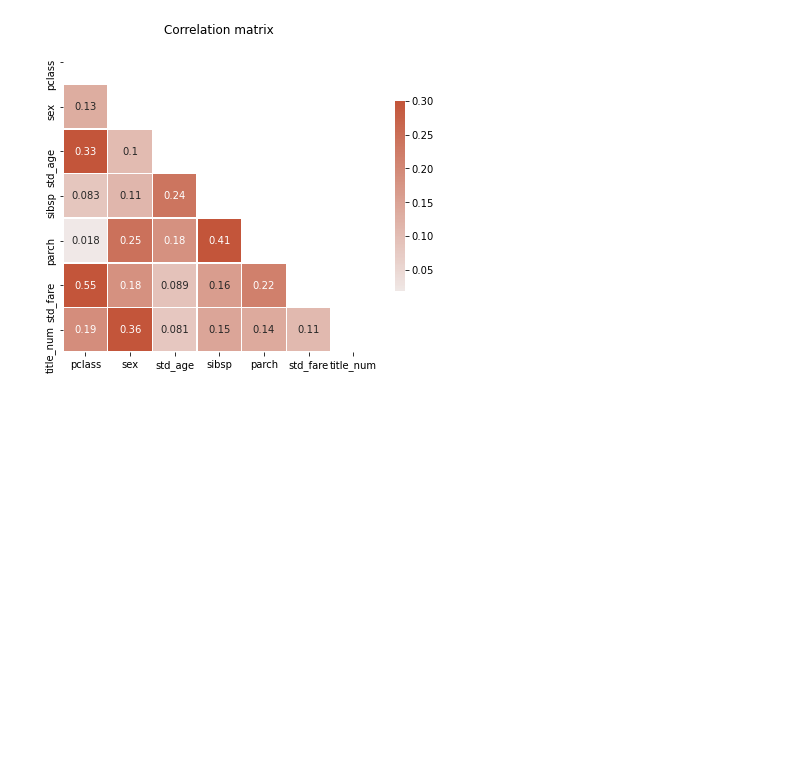
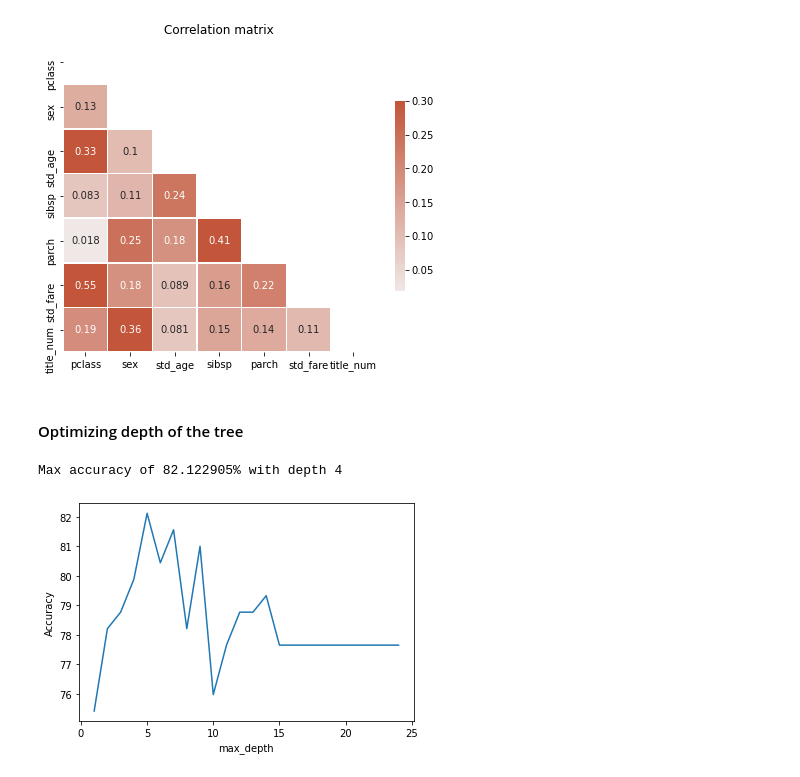
Before and after one commit to kevinmiguel97/Titanic-Model, a Jupyter notebook: titanic_analysis.ipynb, the cells around one changed output. Cells and saved outputs as stored; diff of their text form; code cells hidden in the pictures; blank space fills up the shorter version.

Commit message:
Depth optimization done

```diff
--- a/titanic_analysis.ipynb
+++ b/titanic_analysis.ipynb
@@ -369,7 +369,7 @@ plt.show()
 #### Creating a function for the model
 # %%
 # Tree model function
-def create_tree(attributes, df, train_pct=0.8):
+def create_tree(attributes, df, maxdepth = 3, matrix = True, train_pct=0.8):
     # Defining vectors previously extracted
     X = df[attributes]
     y = df['survived']
@@ -378,7 +378,7 @@ def create_tree(attributes, df, train_pct=0.8):
     X_train, X_test, Y_train, Y_test = train_test_split(X, y, train_size=train_pct, random_state=0)
 
     # Tree creation
-    tree_model = tree.DecisionTreeClassifier(random_state=0, max_depth=3)
+    tree_model = tree.DecisionTreeClassifier(random_state=0, max_depth=maxdepth)
 
     tree_fit = tree_model.fit(X_train, Y_train)
 
@@ -387,19 +387,20 @@ def create_tree(attributes, df, train_pct=0.8):
     accuracy = accuracy_score(Y_test, Y_test_predictions)*100
 
 
-    # Generate confusion matrix
-    cm = confusion_matrix(Y_test, Y_test_predictions, normalize='true')
-    #cm= np.around(cm.astype('float') / cm.sum(axis=1)[:, np.newaxis], decimals=2)
-    sns.heatmap(cm, annot=True)
-    plt.title('Confusion matrix of the classifier\nAccuracy: %f%%' %(accuracy))
-    plt.xlabel('Predicted')
-    plt.ylabel('True')
-    plt.show()
+    if matrix == True:
+        # Generate confusion matrix
+        cm = confusion_matrix(Y_test, Y_test_predictions, normalize='true')
+        #cm= np.around(cm.astype('float') / cm.sum(axis=1)[:, np.newaxis], decimals=2)
+        sns.heatmap(cm, annot=True)
+        plt.title('Confusion matrix of the classifier\nAccuracy: %f%%' %(accuracy))
+        plt.xlabel('Predicted')
+        plt.ylabel('True')
+        plt.show()
 
     return accuracy
 
 attributes = ['pclass', 'sex', 'std_age', 'sibsp', 'parch', 'std_fare', 'title_num']
-create_tree(attributes, df, 0.8)
+create_tree(attributes, df)
 # %% [output]
 [figure]
 78.77094972067039
@@ -429,3 +430,22 @@ sns.heatmap(X.corr().abs(), mask=mask, annot=True, cmap=cmap, vmax=.3, center=0,
 # %% [output]
 <AxesSubplot:title={'center':'Correlation matrix'}>
 [figure]
+# %% [markdown]
+#### Optimizing depth of the tree
+# %%
+attributes = ['pclass', 'sex', 'std_age', 'sibsp', 'parch', 'std_fare', 'title_num']
+tune_accuracies = []
+for d in range(1,25):
+    tune_accuracies.append(create_tree(attributes, df, maxdepth=d, matrix=False))
+
+plt.xlabel('max_depth')
+plt.ylabel('Accuracy')
+plt.plot(list(range(1,25)), tune_accuracies)
+
+max_accuracy = max(tune_accuracies)
+optimal_depth =  tune_accuracies.index(max_accuracy)
+
+print('Max accuracy of %f%% with depth %d' %(max_accuracy, optimal_depth))
+# %% [output]
+Max accuracy of 82.122905% with depth 4
+[figure, added]
```
Also changed, not shown: parts of 1 cell of this notebook.
